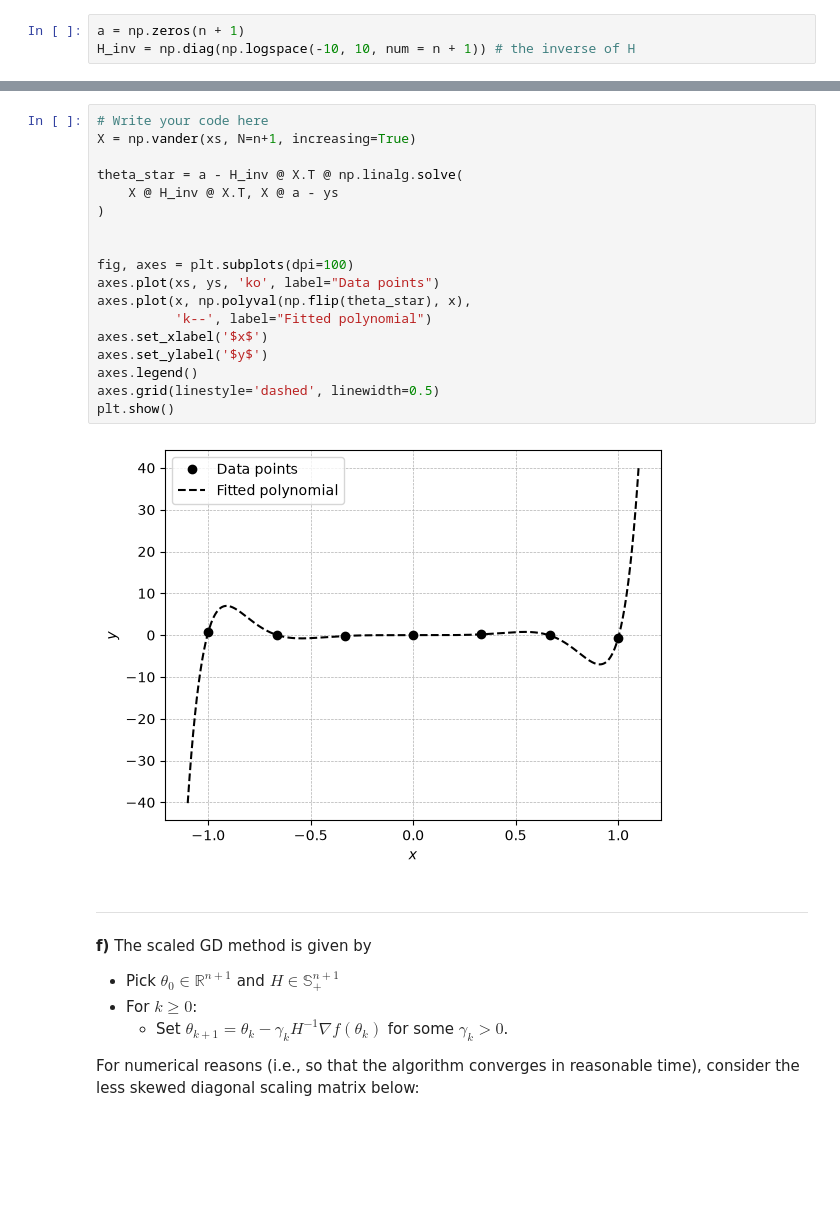
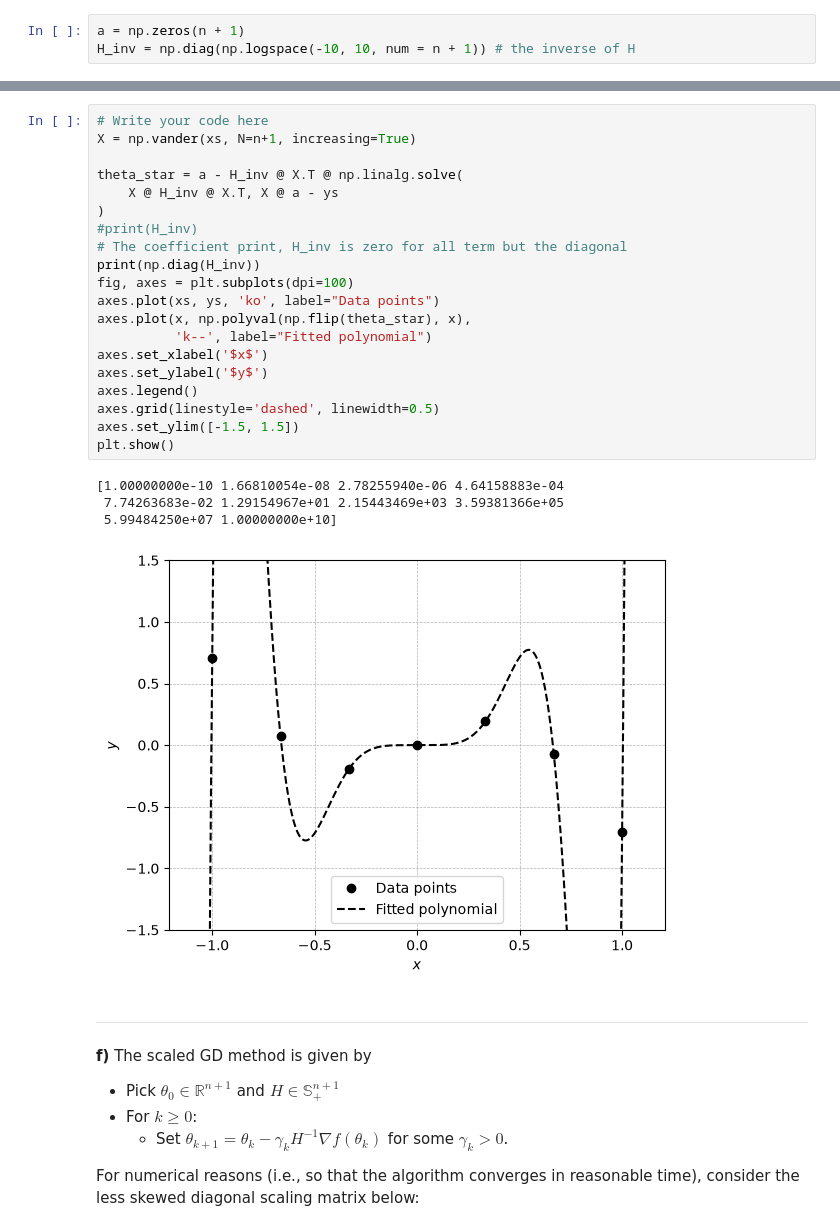
Before and after one commit to Armenius/FRTN50, a Jupyter notebook: assignment2/handin2.ipynb, the cells around one changed output, grey strips where cells are left out. Drawn from its saved outputs; the diff is of its cells as text; blank space fills up the shorter version.

```diff
--- a/assignment2/handin2.ipynb
+++ b/assignment2/handin2.ipynb
@@ -1629,23 +1622,28 @@ _Fill in your solution here!_
 # %%
 # Write your code here
 X = np.vander(xs, N=n+1, increasing=True)
 
 theta_star = a - H_inv @ X.T @ np.linalg.solve(
     X @ H_inv @ X.T, X @ a - ys
 )
-
-
+#print(H_inv)
+# The coefficient print, H_inv is zero for all term but the diagonal
+print(np.diag(H_inv))
 fig, axes = plt.subplots(dpi=100)
 axes.plot(xs, ys, 'ko', label="Data points")
 axes.plot(x, np.polyval(np.flip(theta_star), x),
           'k--', label="Fitted polynomial")
 axes.set_xlabel('$x$')
 axes.set_ylabel('$y$')
 axes.legend()
 axes.grid(linestyle='dashed', linewidth=0.5)
+axes.set_ylim([-1.5, 1.5])
 plt.show()
 # %% [output]
+[1.00000000e-10 1.66810054e-08 2.78255940e-06 4.64158883e-04
+ 7.74263683e-02 1.29154967e+01 2.15443469e+03 3.59381366e+05
+ 5.99484250e+07 1.00000000e+10]
-[figure, old version]
+[figure, new version]
 # %% [markdown]
 ---
 
```
Also changed, not shown: parts of 34 cells of this notebook, 1 other file.
